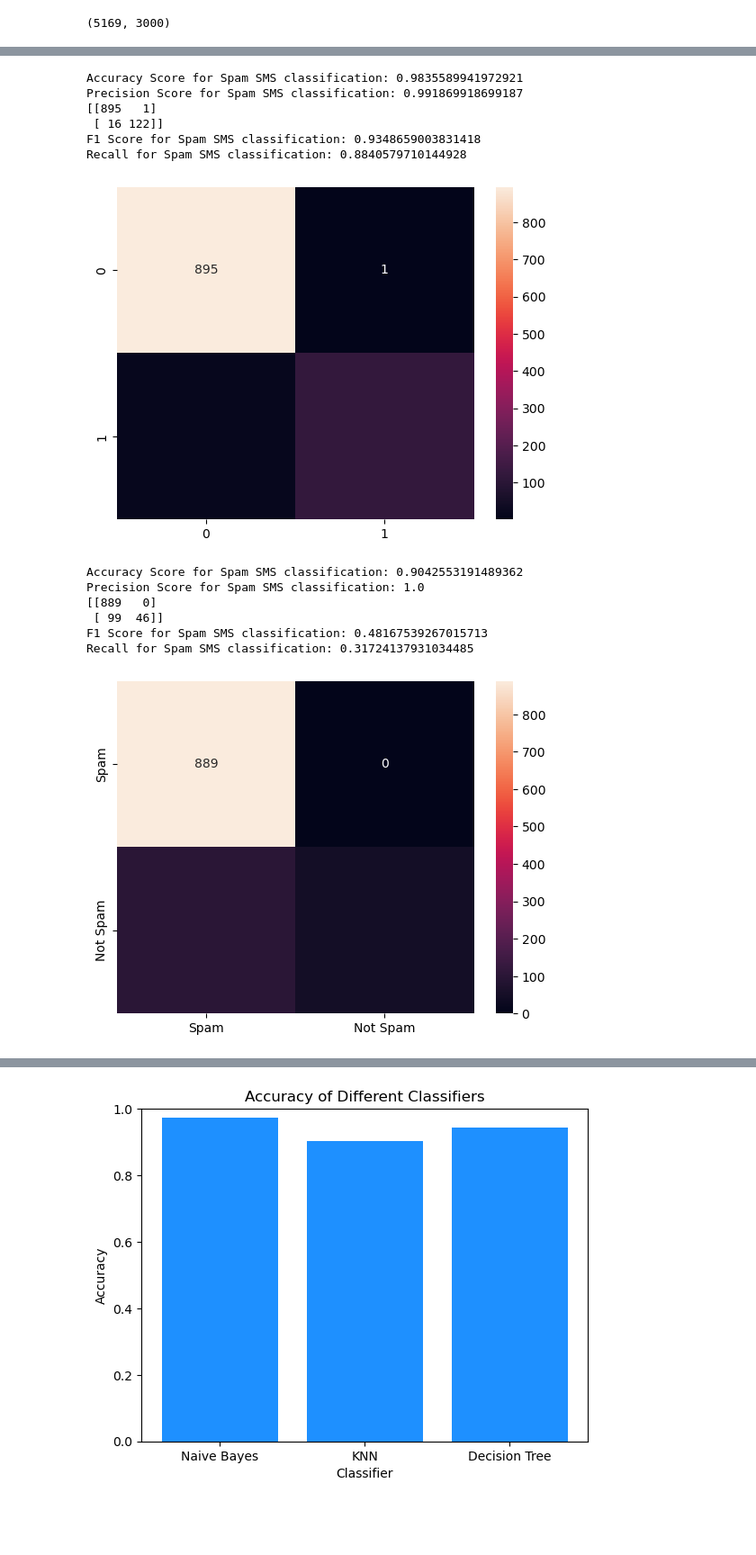
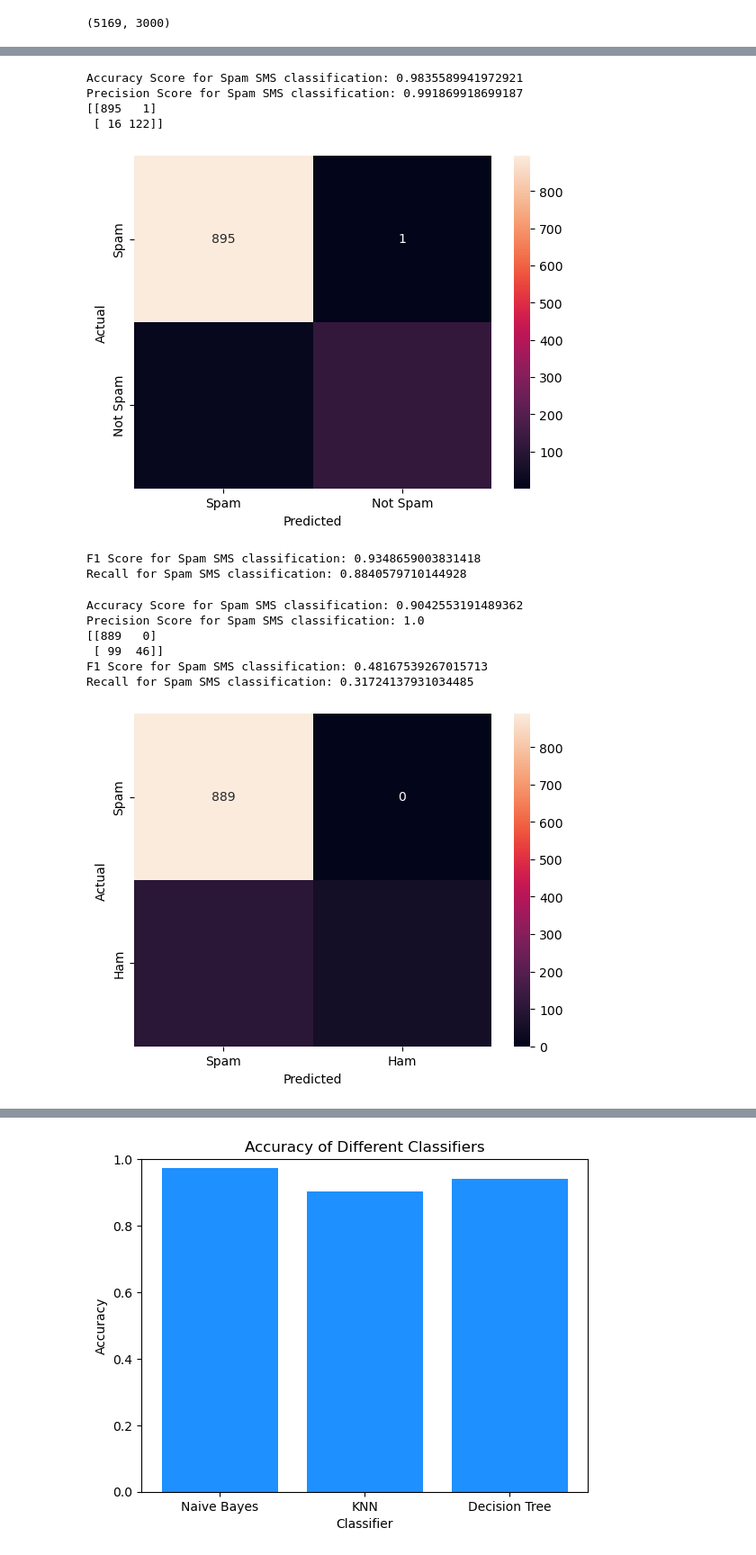
Before and after one commit to rahulkumarjena/Spam_Detection_Model, a Jupyter notebook: sms -spam detection.ipynb, the cells around one changed output, grey strips where cells are left out. Shown: that part at 90% size. Saved outputs shown, nothing was run; the diff lists cells and outputs as text; code cells hidden in the pictures; blank space fills up the shorter version.

```diff
--- a/sms -spam detection.ipynb
+++ b/sms -spam detection.ipynb
@@ -390,24 +405,29 @@ Recall for Spam SMS classification: 0.7898550724637681
 # %%
 bnb.fit(X_train,y_train)
 y_pred3 = bnb.predict(X_test)
 print("Accuracy Score for Spam SMS classification:",accuracy_score(y_test,y_pred3))
 print("Precision Score for Spam SMS classification:",precision_score(y_test,y_pred3))
 print(confusion_matrix(y_test,y_pred3))
-sns.heatmap(confusion_matrix(y_test,y_pred3),annot=True,fmt='g')
+sns.heatmap(confusion_matrix(y_test,y_pred3),annot=True,fmt='g',xticklabels=['Spam','Not Spam'],
+            yticklabels=['Spam','Not Spam'])
+plt.xlabel('Predicted')
+plt.ylabel('Actual')
+
+plt.show()
 
 f1 = f1_score(y_test, y_pred3)
 recall = recall_score(y_test, y_pred3)
 
 print("F1 Score for Spam SMS classification:", f1)
 print("Recall for Spam SMS classification:", recall)
 # %% [output]
 Accuracy Score for Spam SMS classification: 0.9835589941972921
 Precision Score for Spam SMS classification: 0.991869918699187
 [[895   1]
  [ 16 122]]
-F1 Score for Spam SMS classification: 0.9348659003831418
-Recall for Spam SMS classification: 0.8840579710144928
-[figure, old version]
+[figure, new version]
+F1 Score for Spam SMS classification: 0.9348659003831418
+Recall for Spam SMS classification: 0.8840579710144928
 # %%
 from sklearn.metrics import f1_score, recall_score
 from sklearn.neighbors import KNeighborsClassifier
@@ -427,9 +447,13 @@ print(confusion_matrix(y_test,y_pred))
 print("F1 Score for Spam SMS classification:", f1)
 print("Recall for Spam SMS classification:", recall)
 cm=confusion_matrix(y_test,y_pred)
-sns.heatmap(cm,annot=True,fmt='g',xticklabels=['Spam','Not Spam'],
-            yticklabels=['Spam','Not Spam'])
+sns.heatmap(confusion_matrix(y_test,y_pred),annot=True,fmt='g',xticklabels=['Spam','Ham'],
+            yticklabels=['Spam','Ham'])
+plt.xlabel('Predicted')
+plt.ylabel('Actual')
+
 plt.show()
+plt.show()
 # %% [output]
 Accuracy Score for Spam SMS classification: 0.9042553191489362
 Precision Score for Spam SMS classification: 1.0
@@ -437,7 +461,7 @@ Precision Score for Spam SMS classification: 1.0
  [ 99  46]]
 F1 Score for Spam SMS classification: 0.48167539267015713
 Recall for Spam SMS classification: 0.31724137931034485
-[figure, old version]
+[figure, new version]
 # %%
 from sklearn.tree import DecisionTreeClassifier
 from sklearn.model_selection import train_test_split
```
Also changed, not shown: parts of 12 cells of this notebook.
